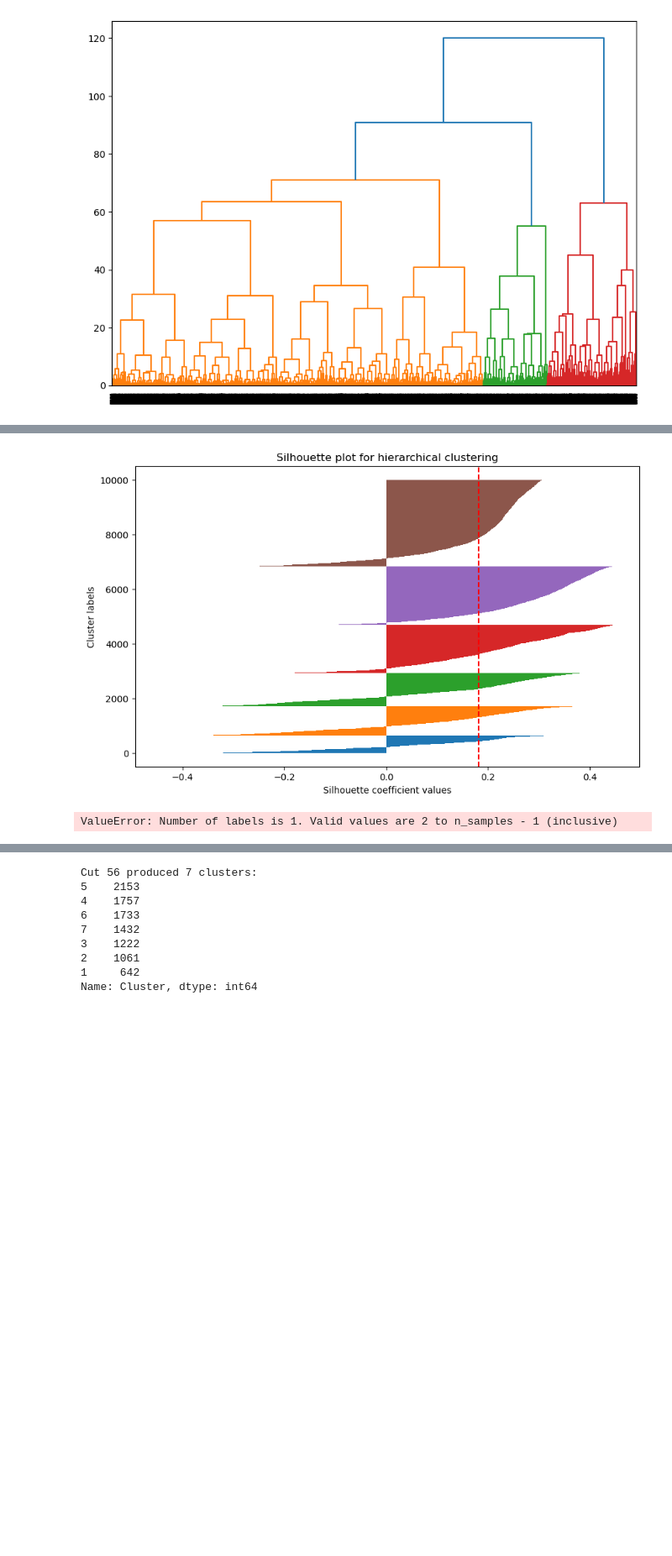
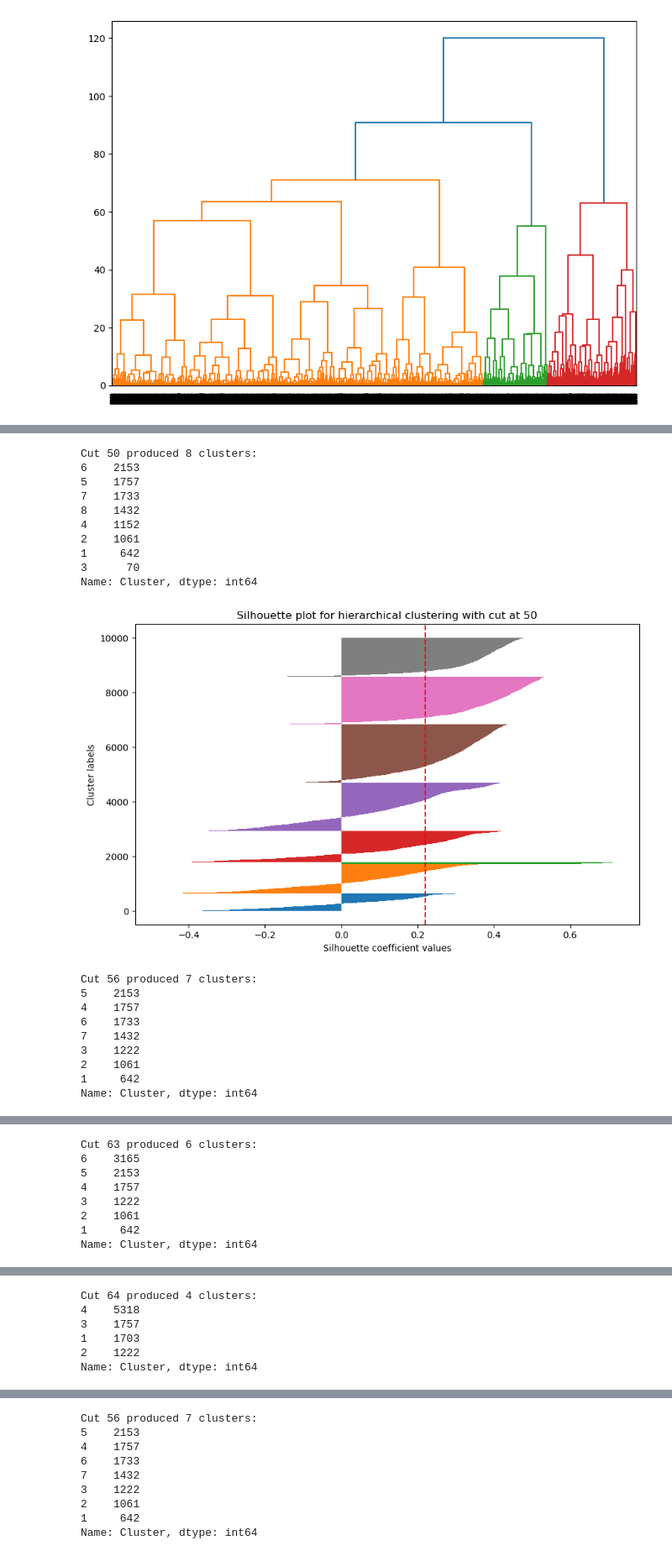
Before and after one commit to david-00001/d212-1, a Jupyter notebook: D212 Task 1.ipynb, the cells around one changed output, grey strips where cells are left out. Shown at 84% size. Cells and saved outputs as stored; diff of their text form; code cells hidden in the pictures; blank space fills up the shorter version.

Commit message:
Reviewed clustering analysis for writing paper

```diff
--- a/D212 Task 1.ipynb
+++ b/D212 Task 1.ipynb
@@ -83,12 +84,3 @@ dendrogram(linked, orientation='top', distance_sort='descending', show_leaf_coun
 plt.show()
 # %% [output]
 [figure]
-# %%
-linkage_methods = ['ward', 'complete', 'average', 'single']
-
-for method in linkage_methods:
-
-    linked = linkage(X, method=method)
-    plt.figure(figsize=(10,7))
-    dendrogram(linked, orientation='top', distance_sort='descending', show_leaf_counts=True)
-    plt.show()
@@ -99,63 +87,52 @@ KeyboardInterrupt:
-# %%
-linkage_methods = ['ward', 'complete', 'average', 'single']
-
-for method in linkage_methods:
-
-    linked = linkage(X, method=method)
-
-
-    clusters = fcluster(linked, 60, criterion='distance')
-
-
-
-    silhouette_vals = silhouette_samples(X, clusters)
-    cluster_labels = np.unique(clusters)
-
-    plt.figure(figsize=(10, 6))
-    y_ax_lower, y_ax_upper = 0, 0
-    for i, c in enumerate(cluster_labels):
-        c_silhouette_vals = silhouette_vals[clusters == c]
-        c_silhouette_vals.sort()
-        y_ax_upper += len(c_silhouette_vals)
-        plt.barh(range(y_ax_lower, y_ax_upper), c_silhouette_vals, height=1.0, edgecolor='none')
-        y_ax_lower += len(c_silhouette_vals)
-
-    plt.axvline(silhouette_score(X, clusters), color="red", linestyle="--")
-    plt.xlabel('Silhouette coefficient values')
-    plt.ylabel('Cluster labels')
-    plt.title('Silhouette plot for hierarchical clustering')
-    plt.show()
-# %% [output]
-[figure, removed]
-ValueError: Number of labels is 1. Valid values are 2 to n_samples - 1 (inclusive)
 # %%
 # 50 = 8, 56 = 7, 63 = 6, 64 = 4, 80 = 3
 # Cut clusters at specified distortion amount
 potential_cutpoints = [50, 56, 63, 64, 80]
 for cut in potential_cutpoints:
     clusters = fcluster(linked, cut, criterion='distance')
 
     # Assign clusters back to original dataframe
     df['Cluster'] = clusters
     print(f'Cut {cut} produced {df["Cluster"].nunique()} clusters:')
     print(df['Cluster'].value_counts())
     print()
 
 
     silhouette_vals = silhouette_samples(X, clusters)
     cluster_labels = np.unique(clusters)
 
     plt.figure(figsize=(10, 6))
     y_ax_lower, y_ax_upper = 0, 0
     for i, c in enumerate(cluster_labels):
         c_silhouette_vals = silhouette_vals[clusters == c]
         c_silhouette_vals.sort()
         y_ax_upper += len(c_silhouette_vals)
         plt.barh(range(y_ax_lower, y_ax_upper), c_silhouette_vals, height=1.0, edgecolor='none')
         y_ax_lower += len(c_silhouette_vals)
 
     plt.axvline(silhouette_score(X, clusters), color="red", linestyle="--")
     plt.xlabel('Silhouette coefficient values')
     plt.ylabel('Cluster labels')
-    plt.title('Silhouette plot for hierarchical clustering')
+    plt.title(f'Silhouette plot for hierarchical clustering with cut at {cut}')
     plt.show()
+# %% [output]
+Cut 50 produced 8 clusters:
+6    2153
+5    1757
+7    1733
+8    1432
+4    1152
+2    1061
+1     642
+3      70
+Name: Cluster, dtype: int64
+[figure, added]
+Cut 56 produced 7 clusters:
+5    2153
+4    1757
+6    1733
+7    1432
+3    1222
+2    1061
+1     642
+Name: Cluster, dtype: int64
@@ -161,0 +140,8 @@ for cut in potential_cutpoints:
+Cut 63 produced 6 clusters:
+6    3165
+5    2153
+4    1757
+3    1222
+2    1061
+1     642
+Name: Cluster, dtype: int64
@@ -161,0 +149,6 @@ for cut in potential_cutpoints:
+Cut 64 produced 4 clusters:
+4    5318
+3    1757
+1    1703
+2    1222
+Name: Cluster, dtype: int64
```
Also changed, not shown: parts of 6 cells of this notebook, 2 other files.
